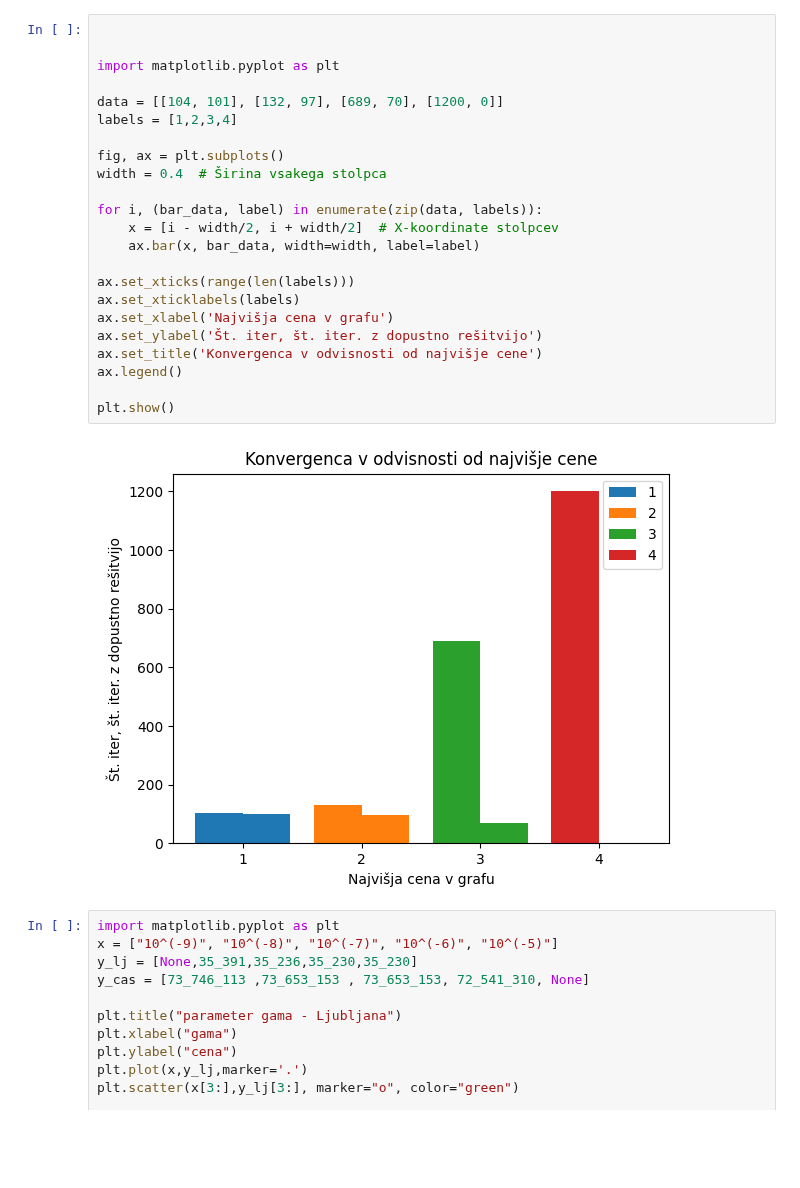
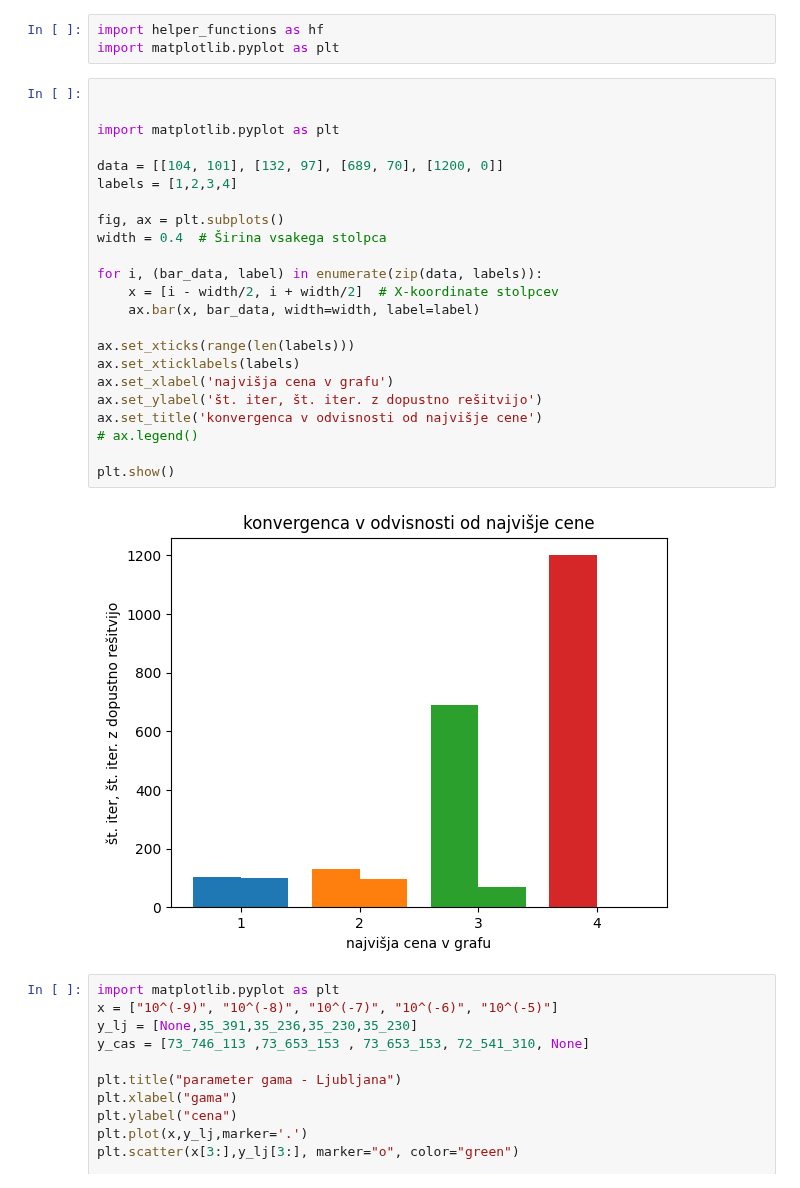
Before and after one commit to elgroselj/distributing_traffic, a Jupyter notebook: dai/plot_maker.ipynb, the cells around one changed output. Saved outputs shown, nothing was run; the diff lists cells and outputs as text; blank space fills up the shorter version.

Commit message:
pandas, grid, plot..., plot maker, empty evaluated descent, testing,

```diff
--- a/dai/plot_maker.ipynb
+++ b/dai/plot_maker.ipynb
@@ -1,28 +1,31 @@
+# %%
+import helper_functions as hf
+import matplotlib.pyplot as plt
 # %%
 
 
 import matplotlib.pyplot as plt
 
 data = [[104, 101], [132, 97], [689, 70], [1200, 0]]
 labels = [1,2,3,4]
 
 fig, ax = plt.subplots()
 width = 0.4  # Širina vsakega stolpca
 
 for i, (bar_data, label) in enumerate(zip(data, labels)):
     x = [i - width/2, i + width/2]  # X-koordinate stolpcev
     ax.bar(x, bar_data, width=width, label=label)
 
 ax.set_xticks(range(len(labels)))
 ax.set_xticklabels(labels)
-ax.set_xlabel('Najvišja cena v grafu')
-ax.set_ylabel('Št. iter, št. iter. z dopustno rešitvijo')
-ax.set_title('Konvergenca v odvisnosti od najvišje cene')
-ax.legend()
+ax.set_xlabel('najvišja cena v grafu')
+ax.set_ylabel('št. iter, št. iter. z dopustno rešitvijo')
+ax.set_title('konvergenca v odvisnosti od najvišje cene')
+# ax.legend()
 
 plt.show()
 # %% [output]
-[figure, old version]
+[figure, new version]
 # %%
 import matplotlib.pyplot as plt
 x = ["10^(-9)", "10^(-8)", "10^(-7)", "10^(-6)", "10^(-5)"]
```
Also changed, not shown: parts of 3 cells of this notebook, 16 other files.
